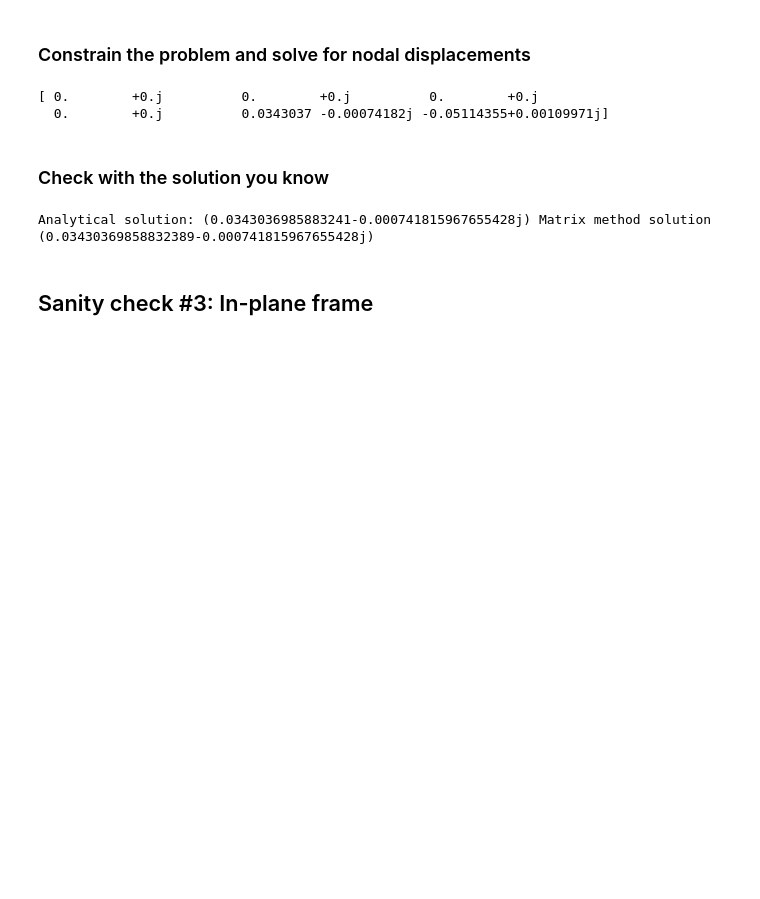
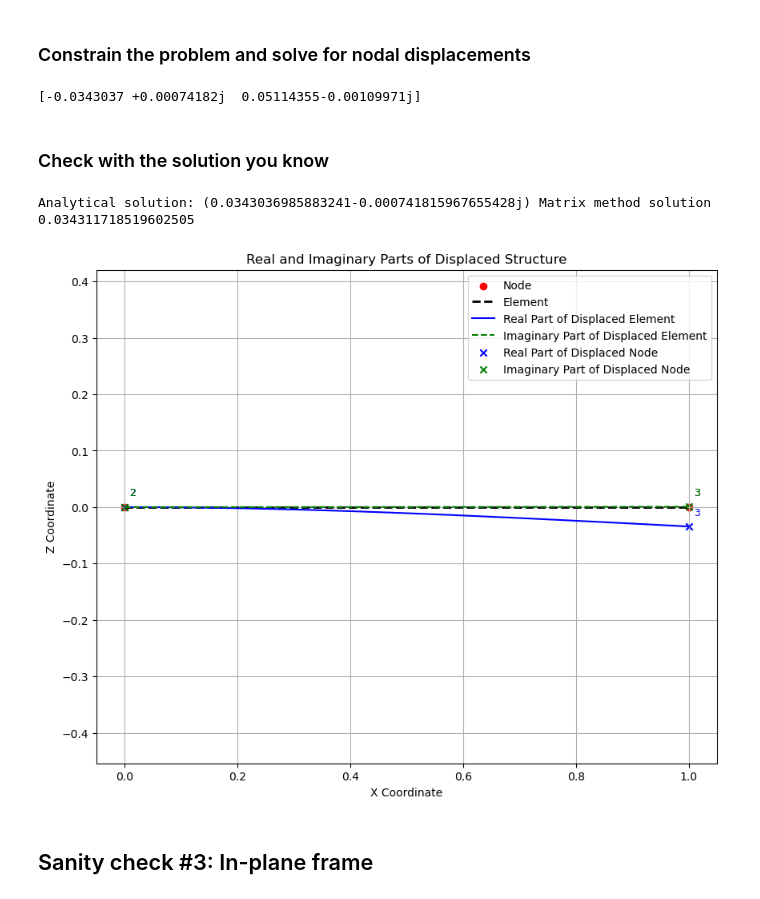
Before and after one commit to rensTUD/PyDynSM, a Jupyter notebook: Matrix_Method_Dynamics - Notebook 3.1_theory class.ipynb, the cells around one changed output. Saved outputs shown, nothing was run; the diff lists cells and outputs as text; code cells hidden in the pictures; blank space fills up the shorter version.

```diff
--- a/Matrix_Method_Dynamics - Notebook 3.1_theory class.ipynb
+++ b/Matrix_Method_Dynamics - Notebook 3.1_theory class.ipynb
@@ -191,0 +46,4 @@ Use the code blocks below to set up and solve this problem using the classes abo
+# %%
+# initialise assember
+Assembler = PDM.Assembler
+s1 = Assembler('1D rod',analysis_type='new')
@@ -291,13 +166,16 @@ When setting up and solving your model, note that we are now interested in $w$ d
 # %% [markdown]
 ### Parameters
 # %%
+s2 = Assembler('1D Beam',analysis_type='new')
+E = 210e9
 EA = 7e6
-EI = 1.5 * 7e06 # MODIFIED
-rhoA = 1e03  # MODIFIED
-F  = 1e06 # MODIFIED
+A = EA/E
+EI = 1.5 * 7e06
+I = EI/E
+W = I
+rhoA = 1e03
+rho = rhoA/A
 L  = 1
-omega = 100  # MODIFIED
-ksi = 0.01 # MODIFIED
-
-Node.clear()
-Element.clear()
+ksi = 0.01
+omega_f = 100
+F = 1e06
@@ -329,26 +219,30 @@ node2.add_load ([0,F,0])
 # %% [markdown]
 ### Assemble the system of equations
 # %%
-global_k = elem.stiffness()
-global_f = np.zeros (6)
-
-global_f[0:3] = node1.p
-global_f[3:6] = node2.p
+s2.run_connectivity()
+K_global = s2.GlobalStiffness(omega_f)
+F_global = s2.GlobalForce(omega_f)
 # %% [markdown]
 ### Constrain the problem and solve for nodal displacements
 # %%
-Kc, Fc = con.constrain ( global_k, global_f )
-u = np.matmul ( np.linalg.inv(Kc), Fc )
-print(u)
+Kc_global = s2.GlobalConstrainedStiffness(omega_f)
+Fc_global = s2.GlobalConstrainedForce(omega_f)
+u_free = s2.SolveUfree(Kc_global, Fc_global)
+print(u_free)
 # %% [output]
-[ 0.        +0.j          0.        +0.j          0.        +0.j
-  0.        +0.j          0.0343037 -0.00074182j -0.05114355+0.00109971j]
+[-0.0343037 +0.00074182j  0.05114355-0.00109971j]
 # %% [markdown]
 ### Check with the solution you know
 # %%
-print('Analytical solution: (0.0343036985883241-0.000741815967655428j)','Matrix method solution',u[4])
+print('Analytical solution: (0.0343036985883241-0.000741815967655428j)','Matrix method solution',np.abs(u_free[0]))
 # %% [output]
-Analytical solution: (0.0343036985883241-0.000741815967655428j) Matrix method solution (0.03430369858832389-0.000741815967655428j)
+Analytical solution: (0.0343036985883241-0.000741815967655428j) Matrix method solution 0.034311718519602505
+# %%
+u_elem = s2.FullDisplacement(u_free)
+disp = s2.ElementDisplacements(u_elem, omega_f)
+s2.PlotElementDisplacements(disp,scale=1)
+# %% [output]
+[figure, added]
 # %% [markdown]
 ## Sanity check #3: In-plane frame
 # %% [markdown]
```
Also changed, not shown: parts of 39 cells of this notebook, 16 other files.
